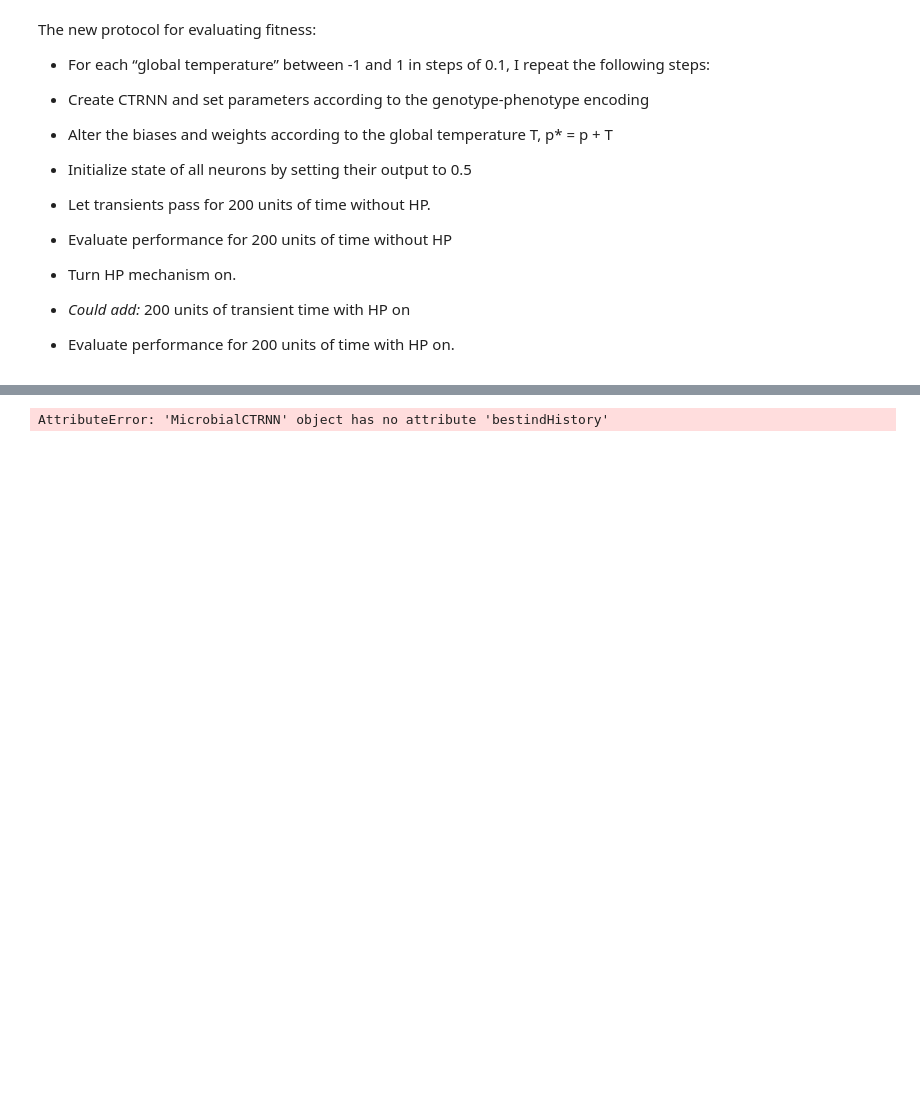
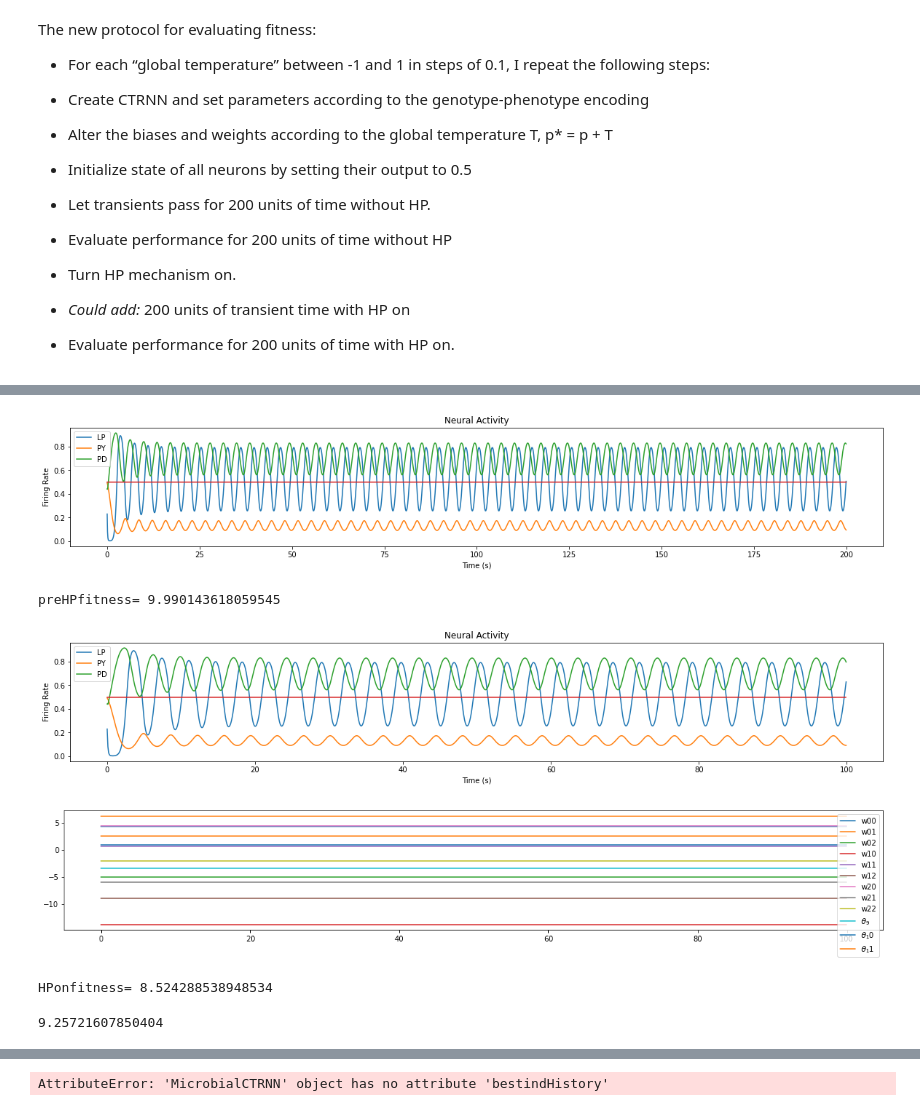
Before and after one commit to ljstolting/PyloricCTRNNHomeostasis, a Jupyter notebook: Rate of Change Evolution.ipynb, the cells around one changed output, grey strips where cells are left out. Cells and saved outputs as stored; diff of their text form; code cells hidden in the pictures; blank space fills up the shorter version.

```diff
--- a/Rate of Change Evolution.ipynb
+++ b/Rate of Change Evolution.ipynb
@@ -65,0 +66,10 @@ C.plotparams()
+# %%
+bestind = M.pop[np.argmax(M.fitness)]
+roc_fitness2(bestind,HPgenome3,plotting=True)
+# %% [output]
+[figure, added]
+preHPfitness= 9.990143618059545
+[figure, added]
+[figure, added]
+HPonfitness= 8.524288538948534
+9.25721607850404
```
Also changed, not shown: parts of 11 cells of this notebook, 4 other files.
